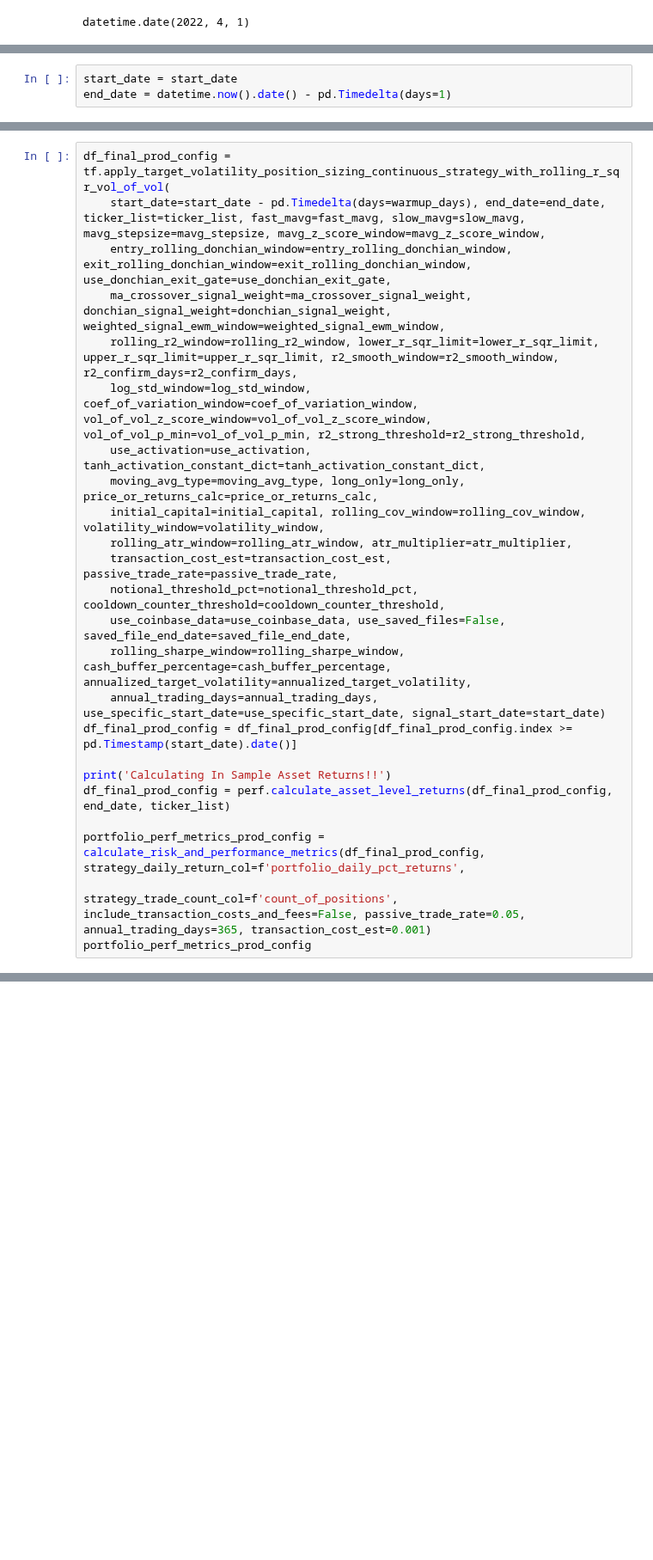
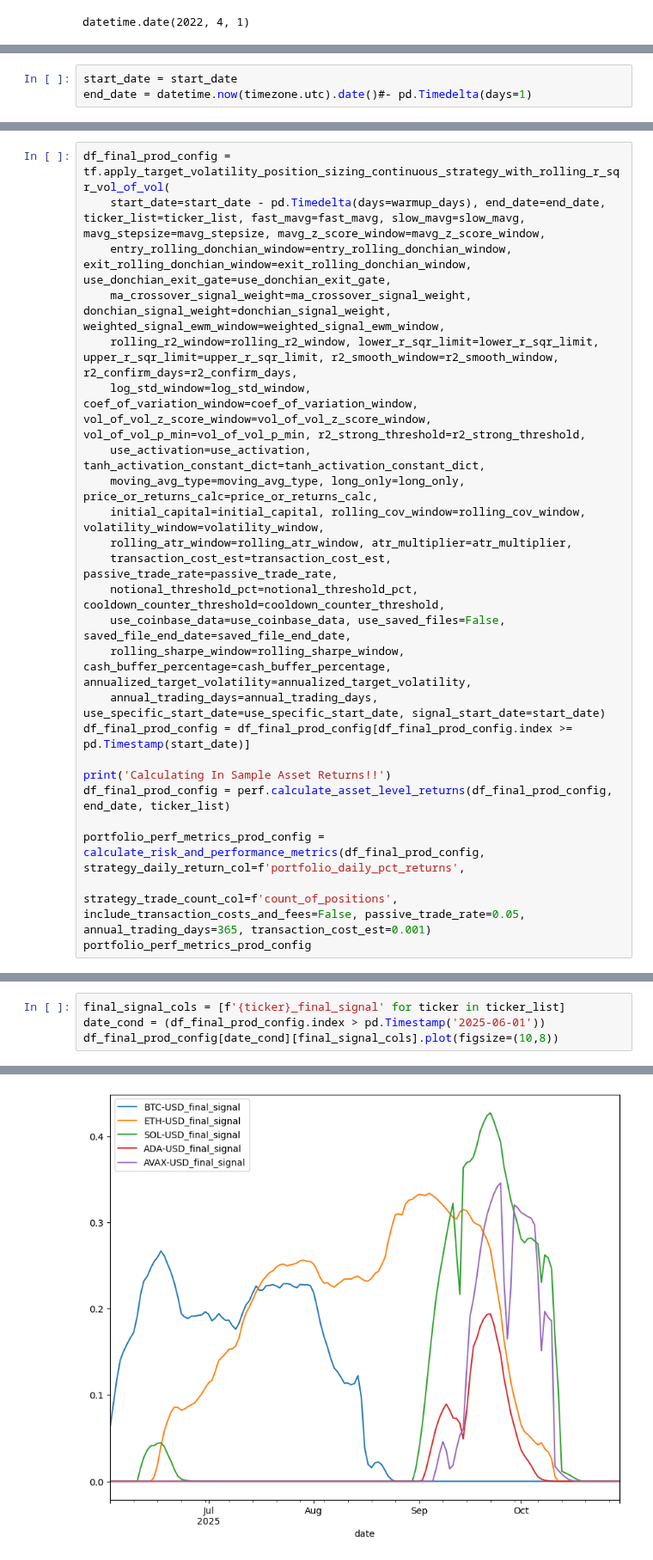
Before and after one commit to adheerchauhan/trend_following, a Jupyter notebook: research/notebooks/Trend_Following_Live_Strategy_Performance_Monitoring.ipynb, the cells around one changed output, grey strips where cells are left out. Shown at 86% size. Drawn from its saved outputs; the diff is of its cells as text; blank space fills up the shorter version.

```diff
--- a/research/notebooks/Trend_Following_Live_Strategy_Performance_Monitoring.ipynb
+++ b/research/notebooks/Trend_Following_Live_Strategy_Performance_Monitoring.ipynb
@@ -335,3 +343,3 @@ datetime.date(2022, 4, 1)
 # %%
 start_date = start_date
-end_date = datetime.now().date() - pd.Timedelta(days=1)
+end_date = datetime.now(timezone.utc).date()#- pd.Timedelta(days=1)
@@ -351,7 +423,7 @@ df_final_prod_config = tf.apply_target_volatility_position_sizing_continuous_str
     use_coinbase_data=use_coinbase_data, use_saved_files=False, saved_file_end_date=saved_file_end_date,
     rolling_sharpe_window=rolling_sharpe_window, cash_buffer_percentage=cash_buffer_percentage, annualized_target_volatility=annualized_target_volatility,
     annual_trading_days=annual_trading_days, use_specific_start_date=use_specific_start_date, signal_start_date=start_date)
-df_final_prod_config = df_final_prod_config[df_final_prod_config.index >= pd.Timestamp(start_date).date()]
+df_final_prod_config = df_final_prod_config[df_final_prod_config.index >= pd.Timestamp(start_date)]
 
 print('Calculating In Sample Asset Returns!!')
 df_final_prod_config = perf.calculate_asset_level_returns(df_final_prod_config, end_date, ticker_list)
@@ -420,0 +466,5 @@ ticker_perf_prod_config
+# %%
+final_signal_cols = [f'{ticker}_final_signal' for ticker in ticker_list]
+date_cond = (df_final_prod_config.index > pd.Timestamp('2025-06-01'))
+df_final_prod_config[date_cond][final_signal_cols].plot(figsize=(10,8))
+# %% [output]
@@ -420,0 +472 @@ ticker_perf_prod_config
+[figure, added]
```
Also changed, not shown: parts of 15 cells of this notebook, 9 other files.
